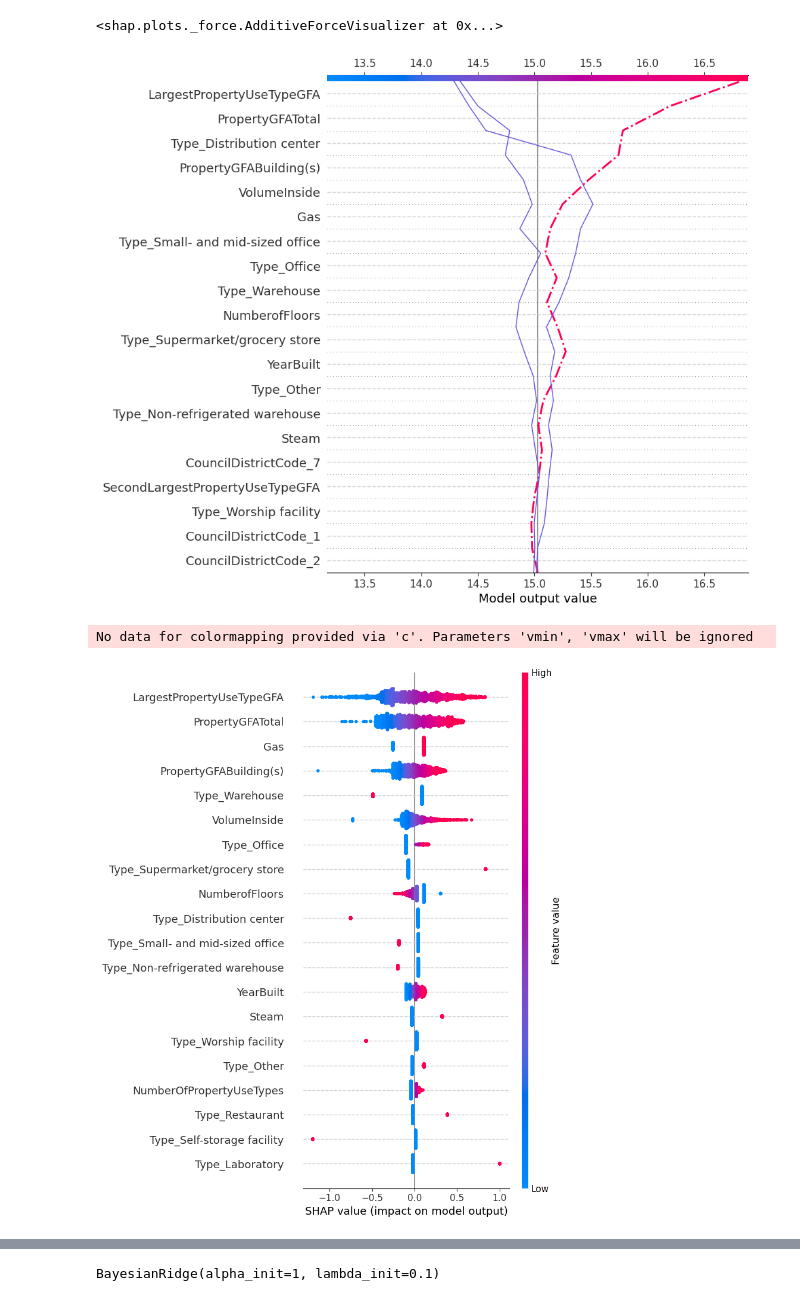
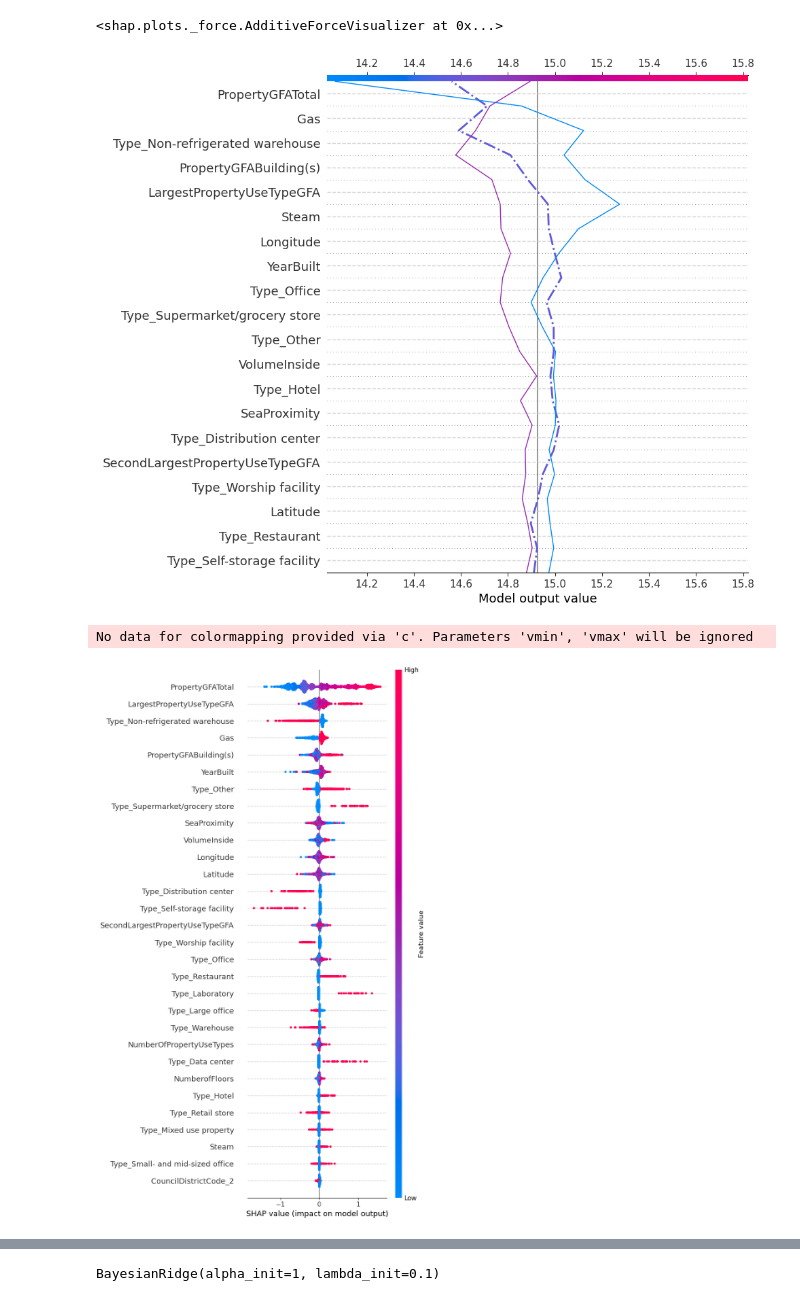
Before and after one commit to CeVague/Projet_4-Anticipez_besoins_consommation_batiments, a Jupyter notebook: Prediction.ipynb, the cells around one changed output, grey strips where cells are left out. Drawn from its saved outputs; the diff is of its cells as text; code cells hidden in the pictures.

```diff
--- a/Prediction.ipynb
+++ b/Prediction.ipynb
@@ -70,7 +70,10 @@ def launch_kfold(model, X, y, splits=8, silence=False):
         score = metrics.mean_squared_error(y_test, y_pred, squared=True)
         score_final['RMSE'] += score
 
-        score = metrics.mean_absolute_error(y_test.applymap(lambda x:max(0, x)), y_pred)
+        if len(y_test.shape)>1:
+            score = metrics.mean_absolute_error(y_test.applymap(lambda x:max(0, x)), y_pred)
+        else:
+            score = metrics.mean_absolute_error(y_test.apply(lambda x:max(0, x)), y_pred)
         score_final['MAE'] += score
 
     if not silence:
@@ -451,3 +492,5 @@ shap_values = explainer.shap_values(data_X[col_num])
 # %%
-#explainer = shap.Explainer(shap_model, feature_names=col_num)
-#shap_values = explainer.shap_values(data_X[col_num])
+shap_model = XGBRegressor().fit(data_X[col_num], data_Y[TARGET])
+
+explainer = shap.Explainer(shap_model, feature_names=col_num)
+shap_values = explainer.shap_values(data_X[col_num])
@@ -460,12 +505,12 @@ shap.force_plot(explainer.expected_value, shap_values[0], feature_names=col_num)
 # %%
 shap.decision_plot(explainer.expected_value, shap_values[0:3], col_num, highlight=0)
 # %% [output]
-[figure, old version]
+[figure, new version]
 # %%
-shap.summary_plot(shap_values, data_X[col_num], max_display=20)
+shap.summary_plot(shap_values, data_X[col_num], max_display=30)
 # %% [output]
 No data for colormapping provided via 'c'. Parameters 'vmin', 'vmax' will be ignored
-[figure, old version]
+[figure, new version]
 # %%
 shap.summary_plot(shap_values, data_X[col_num], plot_type="bar", max_display=100)
 # %% [output]
```
Also changed, not shown: parts of 16 cells of this notebook.
